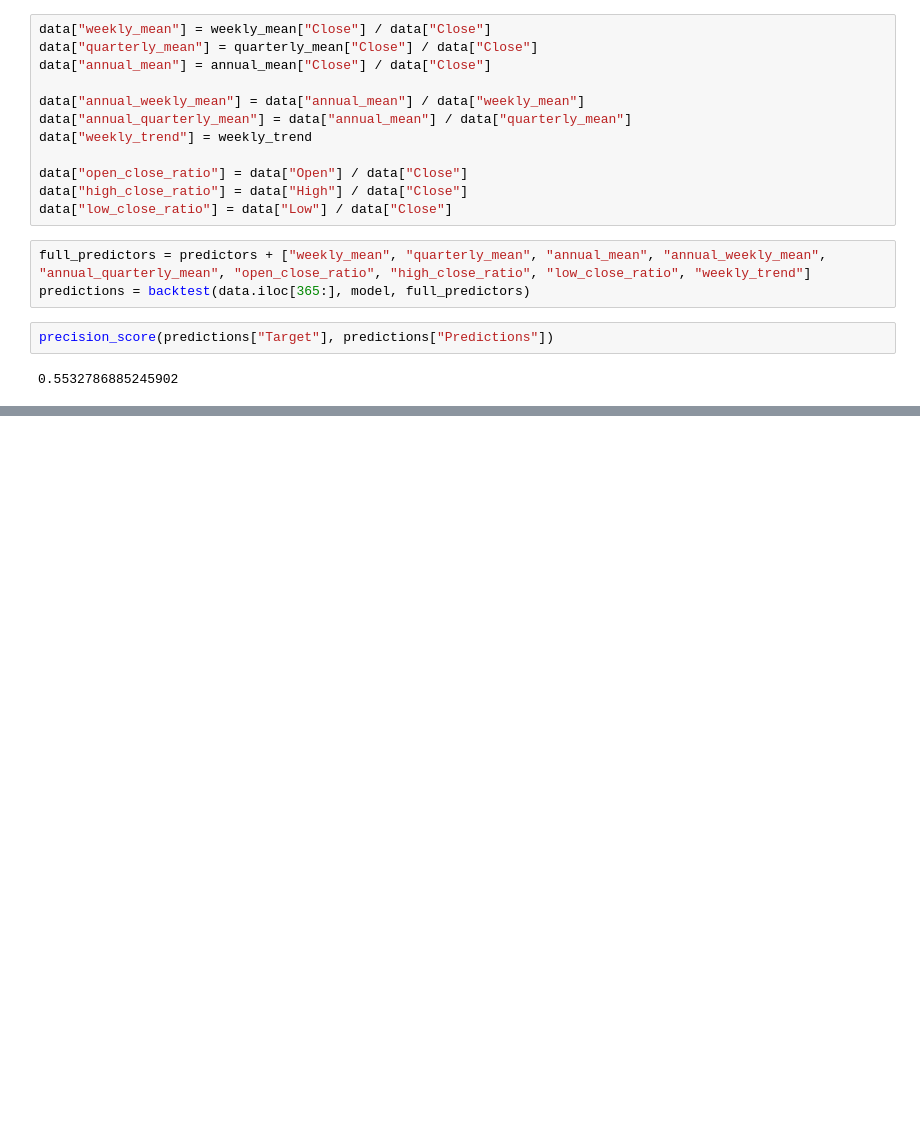
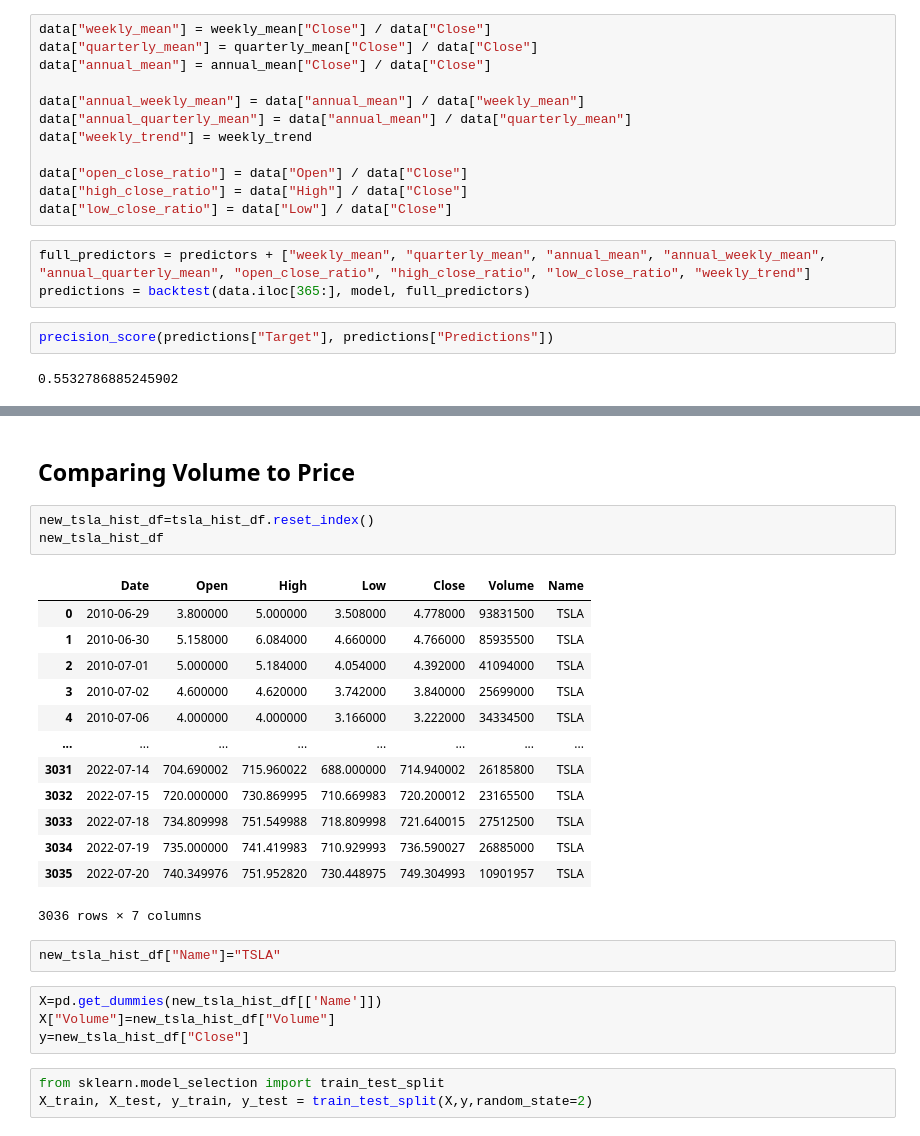
Before and after one commit to HollyESmith/Forecasting_Polestar_Success, a Jupyter notebook: SingleStockPick-Copy1TSLA.ipynb, the cells around one changed output, grey strips where cells are left out. Cells and saved outputs as stored; diff of their text form; blank space fills up the shorter version.

```diff
--- a/SingleStockPick-Copy1TSLA.ipynb
+++ b/SingleStockPick-Copy1TSLA.ipynb
@@ -219,0 +277,28 @@ predictions.iloc[-100:].plot()
+# %% [markdown]
+## Comparing Volume to Price
+# %%
+new_tsla_hist_df=tsla_hist_df.reset_index()
+new_tsla_hist_df
+# %% [output]
+|  | Date | Open | High | Low | Close | Volume | Name |
+| 0 | 2010-06-29 | 3.800000 | 5.000000 | 3.508000 | 4.778000 | 93831500 | TSLA |
+| 1 | 2010-06-30 | 5.158000 | 6.084000 | 4.660000 | 4.766000 | 85935500 | TSLA |
+| 2 | 2010-07-01 | 5.000000 | 5.184000 | 4.054000 | 4.392000 | 41094000 | TSLA |
+| 3 | 2010-07-02 | 4.600000 | 4.620000 | 3.742000 | 3.840000 | 25699000 | TSLA |
+| 4 | 2010-07-06 | 4.000000 | 4.000000 | 3.166000 | 3.222000 | 34334500 | TSLA |
+| ... | ... | ... | ... | ... | ... | ... | ... |
+| 3031 | 2022-07-14 | 704.690002 | 715.960022 | 688.000000 | 714.940002 | 26185800 | TSLA |
+| 3032 | 2022-07-15 | 720.000000 | 730.869995 | 710.669983 | 720.200012 | 23165500 | TSLA |
+| 3033 | 2022-07-18 | 734.809998 | 751.549988 | 718.809998 | 721.640015 | 27512500 | TSLA |
+| 3034 | 2022-07-19 | 735.000000 | 741.419983 | 710.929993 | 736.590027 | 26885000 | TSLA |
+| 3035 | 2022-07-20 | 740.349976 | 751.952820 | 730.448975 | 749.304993 | 10901957 | TSLA |
+3036 rows × 7 columns
+# %%
+new_tsla_hist_df["Name"]="TSLA"
+# %%
+X=pd.get_dummies(new_tsla_hist_df[['Name']])
+X["Volume"]=new_tsla_hist_df["Volume"]
+y=new_tsla_hist_df["Close"]
+# %%
+from sklearn.model_selection import train_test_split
+X_train, X_test, y_train, y_test = train_test_split(X,y,random_state=2)
```
Also changed, not shown: parts of 22 cells of this notebook.
